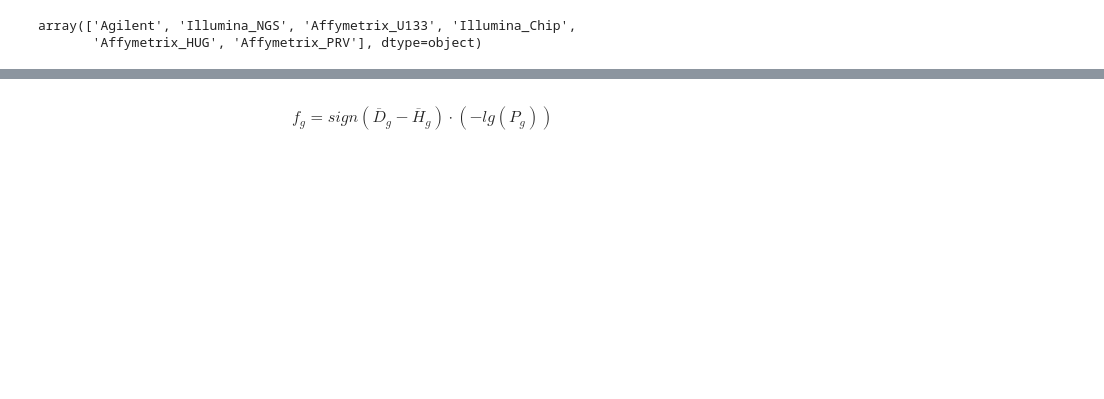
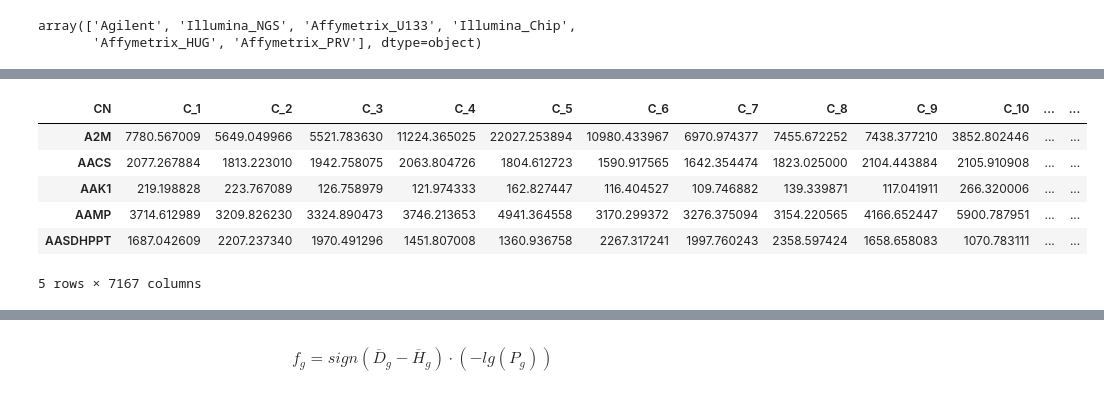
Before and after one commit to OrionChocoPie/gene-expression, a Jupyter notebook: python/t-test.ipynb, the cells around one changed output, grey strips where cells are left out. Saved outputs shown, nothing was run; the diff lists cells and outputs as text; code cells hidden in the pictures; blank space fills up the shorter version.

```diff
--- a/python/t-test.ipynb
+++ b/python/t-test.ipynb
@@ -37,5 +56,15 @@ data.columns = meta['CN']
 # %%
 data = data.astype(float)
+# %%
+data.head()
+# %% [output]
+| CN | C_1 | C_2 | C_3 | C_4 | C_5 | C_6 | C_7 | C_8 | C_9 | C_10 | ... | ... |
+| A2M | 7780.567009 | 5649.049966 | 5521.783630 | 11224.365025 | 22027.253894 | 10980.433967 | 6970.974377 | 7455.672252 | 7438.377210 | 3852.802446 | ... | ... |
+| AACS | 2077.267884 | 1813.223010 | 1942.758075 | 2063.804726 | 1804.612723 | 1590.917565 | 1642.354474 | 1823.025000 | 2104.443884 | 2105.910908 | ... | ... |
+| AAK1 | 219.198828 | 223.767089 | 126.758979 | 121.974333 | 162.827447 | 116.404527 | 109.746882 | 139.339871 | 117.041911 | 266.320006 | ... | ... |
+| AAMP | 3714.612989 | 3209.826230 | 3324.890473 | 3746.213653 | 4941.364558 | 3170.299372 | 3276.375094 | 3154.220565 | 4166.652447 | 5900.787951 | ... | ... |
+| AASDHPPT | 1687.042609 | 2207.237340 | 1970.491296 | 1451.807008 | 1360.936758 | 2267.317241 | 1997.760243 | 2358.597424 | 1658.658083 | 1070.783111 | ... | ... |
+5 rows × 7167 columns
 # %%
 plat_1 = meta[meta['plat'] == 'Agilent']['CN']
 plat_2 = meta[meta['plat'] == 'Affymetrix_U133']['CN']
```
Also changed, not shown: parts of 7 cells of this notebook, 25 other files.
